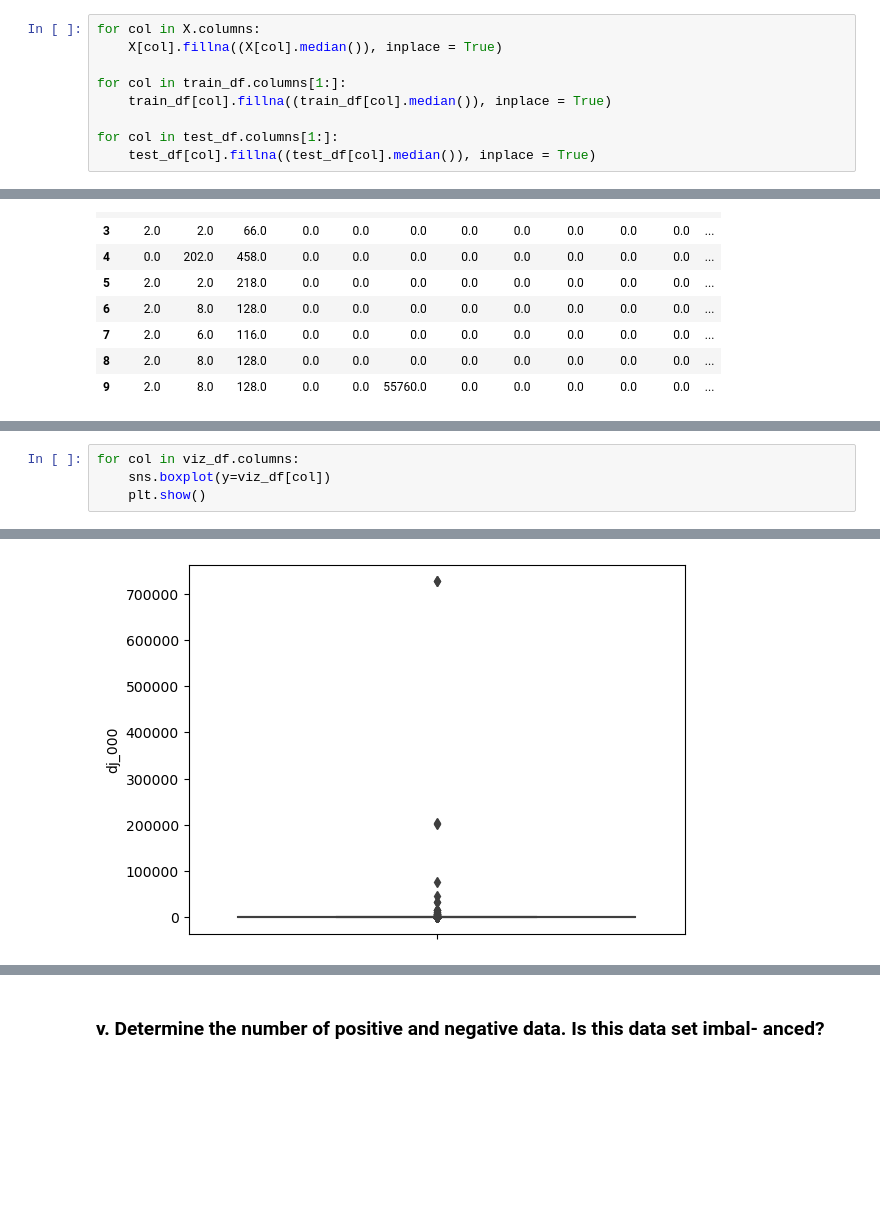
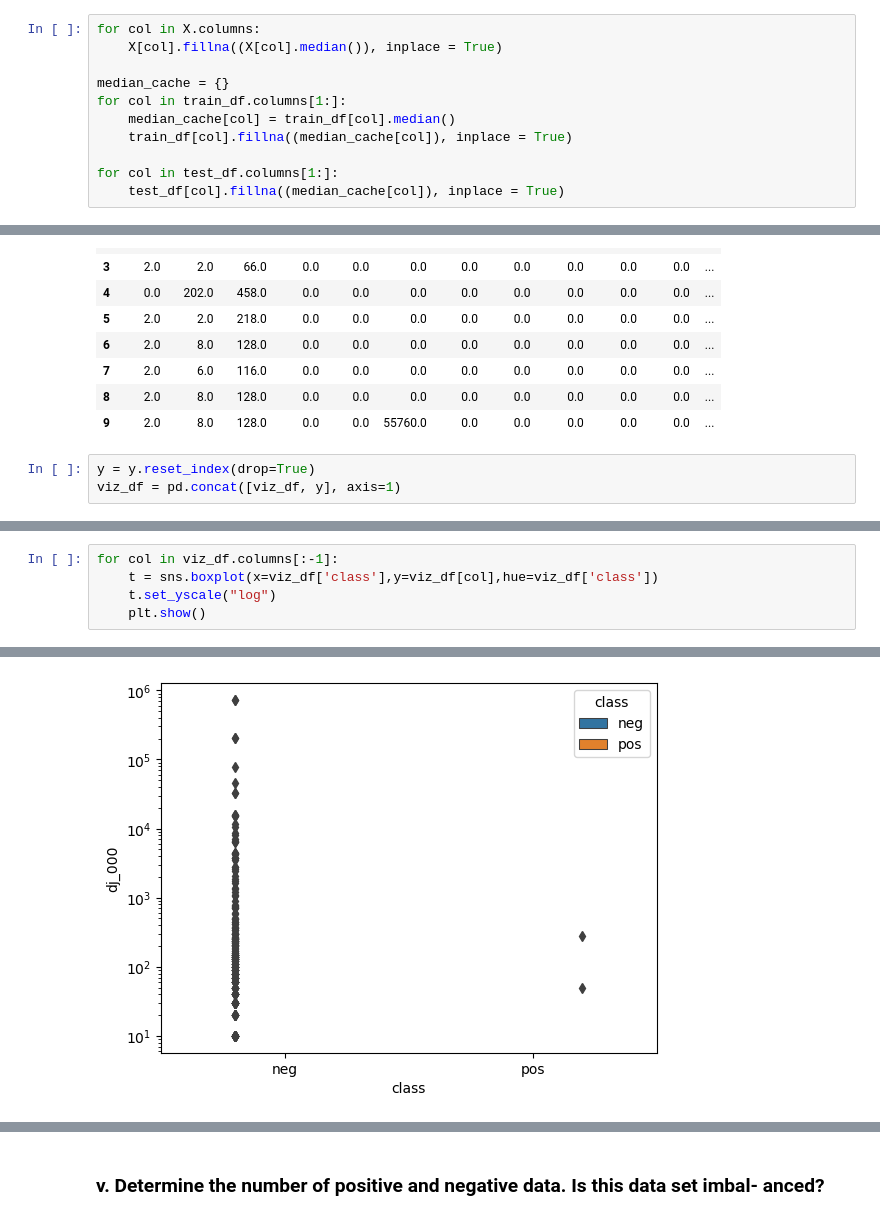
Before and after one commit to thegeorgejoseph/machine-learning, a Jupyter notebook: HW6/notebook/Joseph_George_HW6.ipynb, the cells around one changed output, grey strips where cells are left out. Cells and saved outputs as stored; diff of their text form; blank space fills up the shorter version.

```diff
--- a/HW6/notebook/Joseph_George_HW6.ipynb
+++ b/HW6/notebook/Joseph_George_HW6.ipynb
@@ -53,11 +57,13 @@ print(y.shape)
 for col in X.columns:
     X[col].fillna((X[col].median()), inplace = True)
 
+median_cache = {}
 for col in train_df.columns[1:]:
-    train_df[col].fillna((train_df[col].median()), inplace = True)
+    median_cache[col] = train_df[col].median()
+    train_df[col].fillna((median_cache[col]), inplace = True)
 
 for col in test_df.columns[1:]:
-    test_df[col].fillna((test_df[col].median()), inplace = True)
+    test_df[col].fillna((median_cache[col]), inplace = True)
 # %%
 print("Dataset Contains Missing Values: ", X.isna().any().any())
 # %% [output]
@@ -149,3 +157,6 @@ viz_df.head(10)
 | 7 | 2.0 | 6.0 | 116.0 | 0.0 | 0.0 | 0.0 | 0.0 | 0.0 | 0.0 | 0.0 | 0.0 | ... |
 | 8 | 2.0 | 8.0 | 128.0 | 0.0 | 0.0 | 0.0 | 0.0 | 0.0 | 0.0 | 0.0 | 0.0 | ... |
 | 9 | 2.0 | 8.0 | 128.0 | 0.0 | 0.0 | 55760.0 | 0.0 | 0.0 | 0.0 | 0.0 | 0.0 | ... |
+# %%
+y = y.reset_index(drop=True)
+viz_df = pd.concat([viz_df, y], axis=1)
@@ -157,5 +174,6 @@ sns.pairplot(viz_df, diag_kind='kde')
 # %%
-for col in viz_df.columns:
-    sns.boxplot(y=viz_df[col])
+for col in viz_df.columns[:-1]:
+    t = sns.boxplot(x=viz_df['class'],y=viz_df[col],hue=viz_df['class'])
+    t.set_yscale("log")
     plt.show()
 # %% [output]
@@ -166 +184 @@ for col in viz_df.columns:
-[figure, old version]
+[figure, new version]
```
Also changed, not shown: parts of 38 cells of this notebook.
